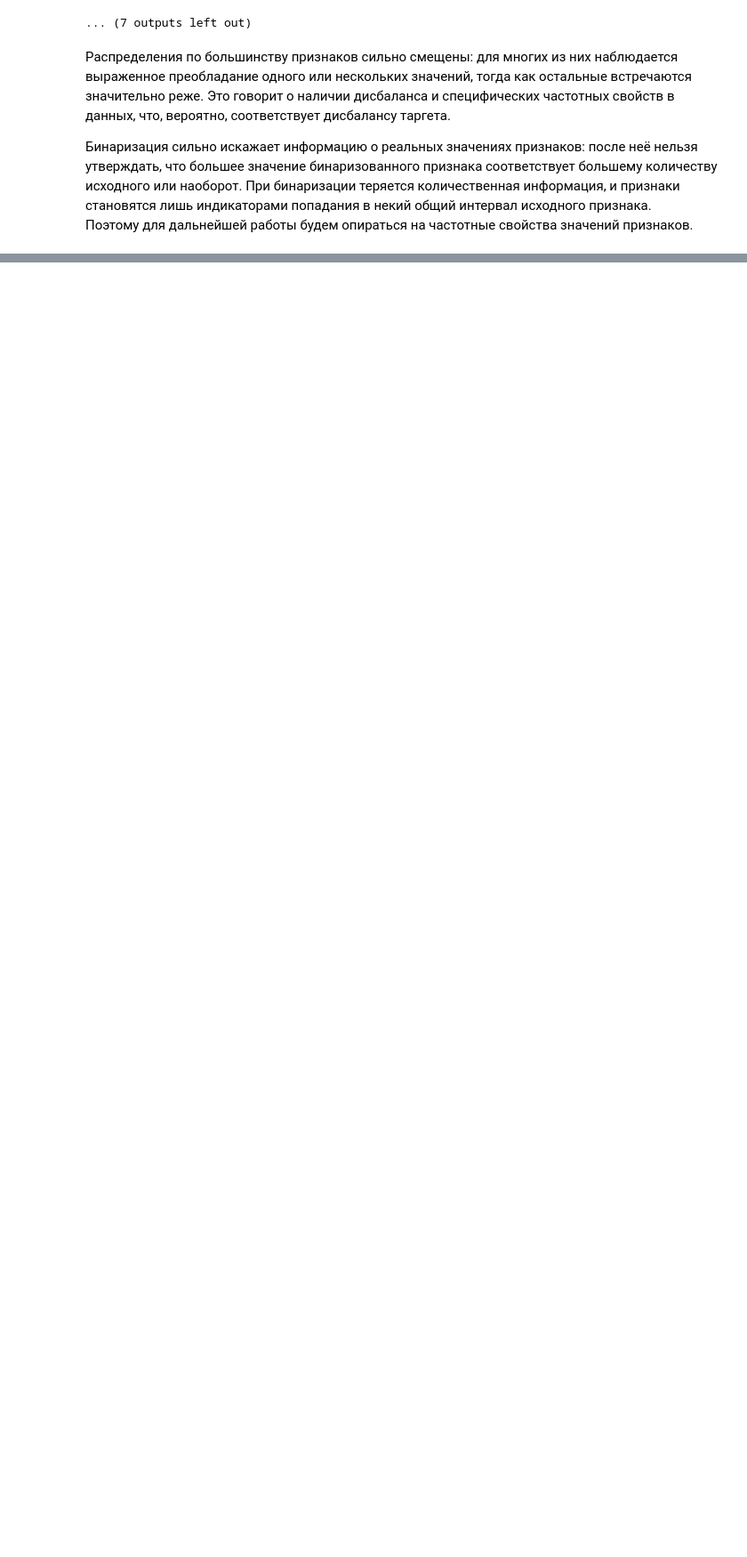
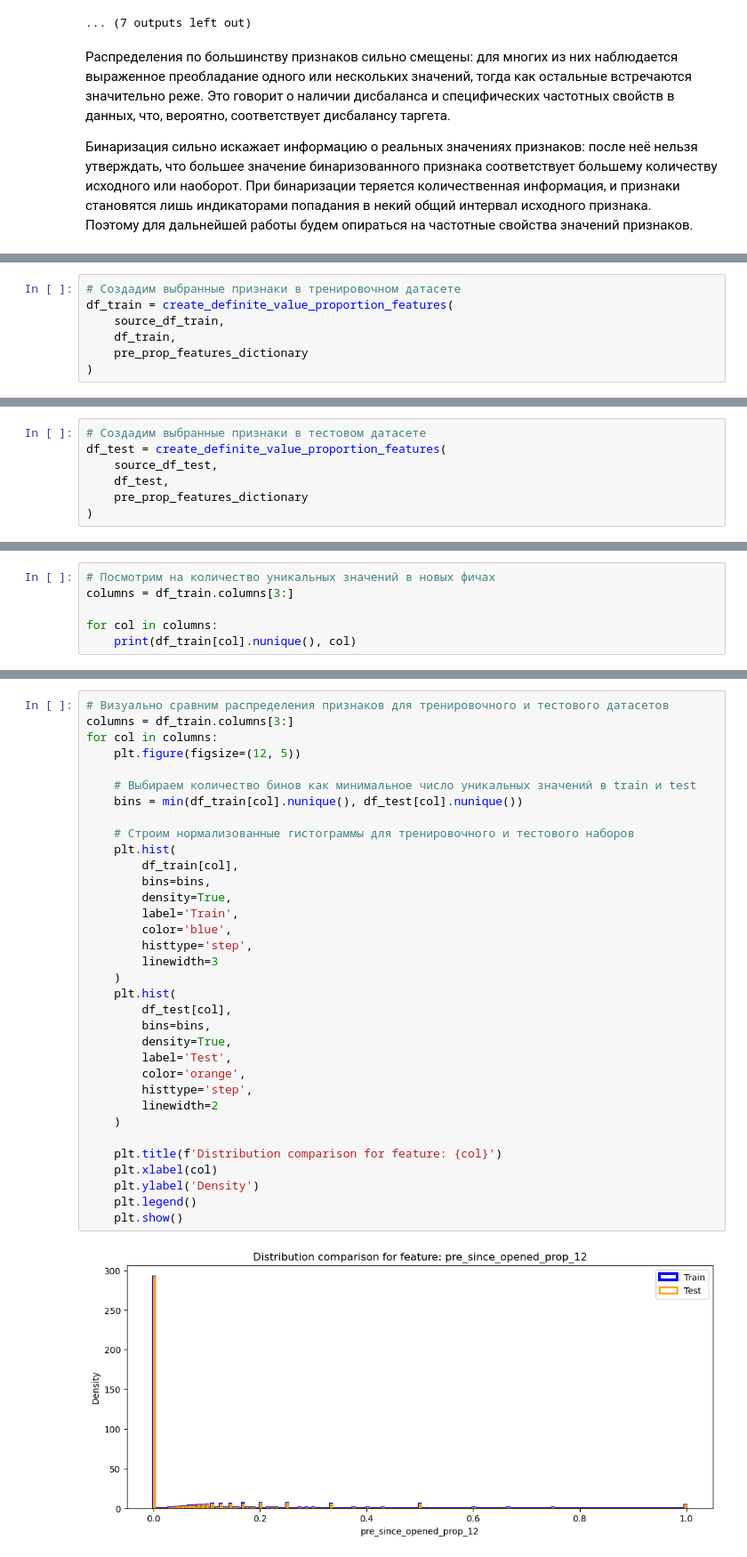
Before and after one commit to Sergey-Chursin/catboost-credit-scoring-pipeline, a Jupyter notebook: data_preparation.ipynb, the cells around one changed output, grey strips where cells are left out. Shown at 89% size. Drawn from its saved outputs; the diff is of its cells as text; blank space fills up the shorter version.

```diff
--- a/data_preparation.ipynb
+++ b/data_preparation.ipynb
@@ -651,0 +989,7 @@ for col in df[pre_features]:
+# %%
+# Создадим выбранные признаки в тренировочном датасете
+df_train = create_definite_value_proportion_features(
+    source_df_train,
+    df_train,
+    pre_prop_features_dictionary
+)
@@ -651,0 +1014,7 @@ for col in df[pre_features]:
+# %%
+# Создадим выбранные признаки в тестовом датасете
+df_test = create_definite_value_proportion_features(
+    source_df_test,
+    df_test,
+    pre_prop_features_dictionary
+)
@@ -651,0 +1046,6 @@ for col in df[pre_features]:
+# %%
+# Посмотрим на количество уникальных значений в новых фичах
+columns = df_train.columns[3:]
+
+for col in columns:
+    print(df_train[col].nunique(), col)
@@ -651,0 +1070,36 @@ for col in df[pre_features]:
+# %%
+# Визуально сравним распределения признаков для тренировочного и тестового датасетов
+columns = df_train.columns[3:]
+for col in columns:
+    plt.figure(figsize=(12, 5))
+
+    # Выбираем количество бинов как минимальное число уникальных значений в train и test
+    bins = min(df_train[col].nunique(), df_test[col].nunique())
+
+    # Строим нормализованные гистограммы для тренировочного и тестового наборов
+    plt.hist(
+        df_train[col],
+        bins=bins,
+        density=True,
+        label='Train',
+        color='blue',
+        histtype='step',
+        linewidth=3
+    )
+    plt.hist(
+        df_test[col],
+        bins=bins,
+        density=True,
+        label='Test',
+        color='orange',
+        histtype='step',
+        linewidth=2
+    )
+
+    plt.title(f'Distribution comparison for feature: {col}')
+    plt.xlabel(col)
+    plt.ylabel('Density')
+    plt.legend()
+    plt.show()
+# %% [output]
+[figure, added]
```
Also changed, not shown: parts of 26 cells of this notebook.
